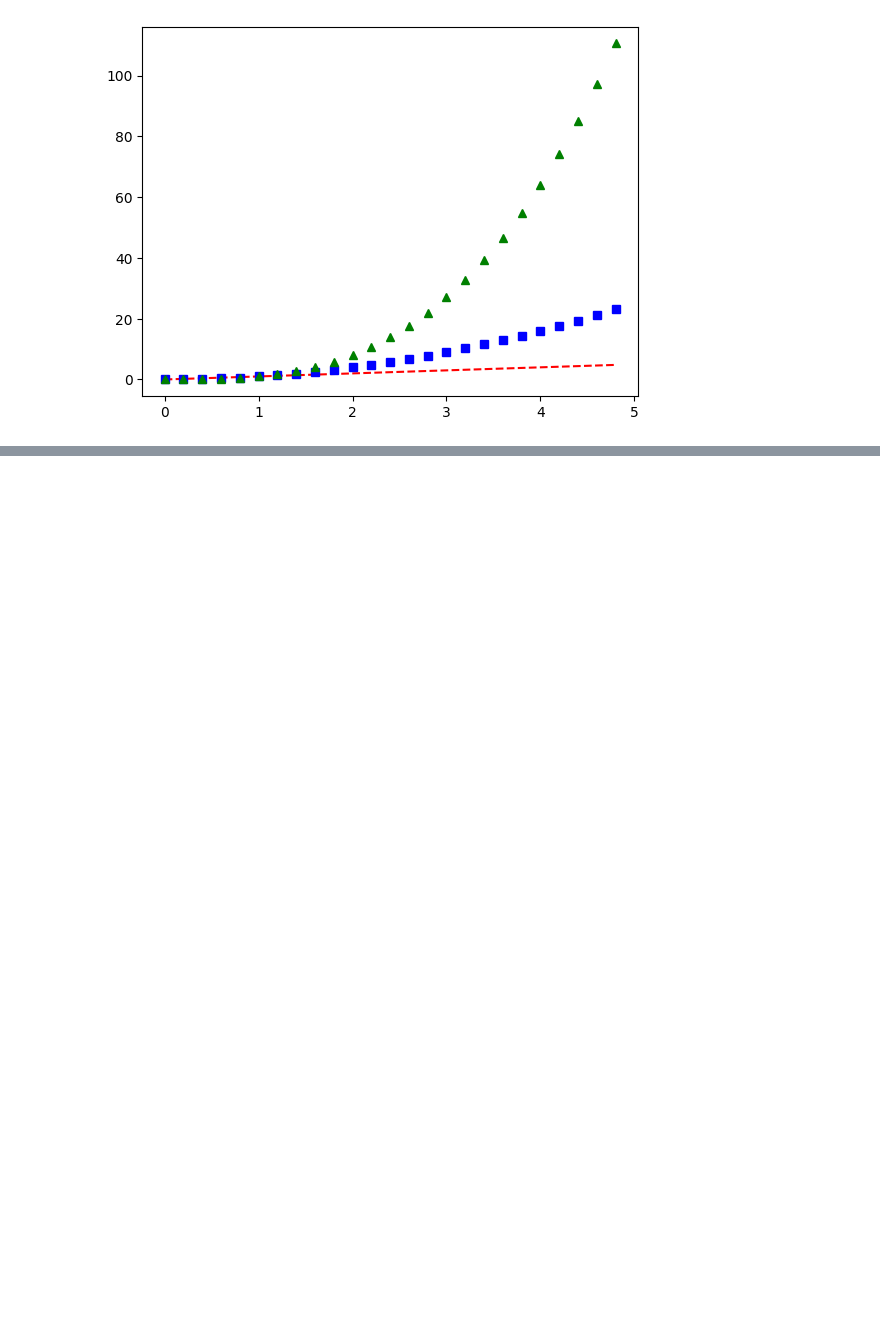
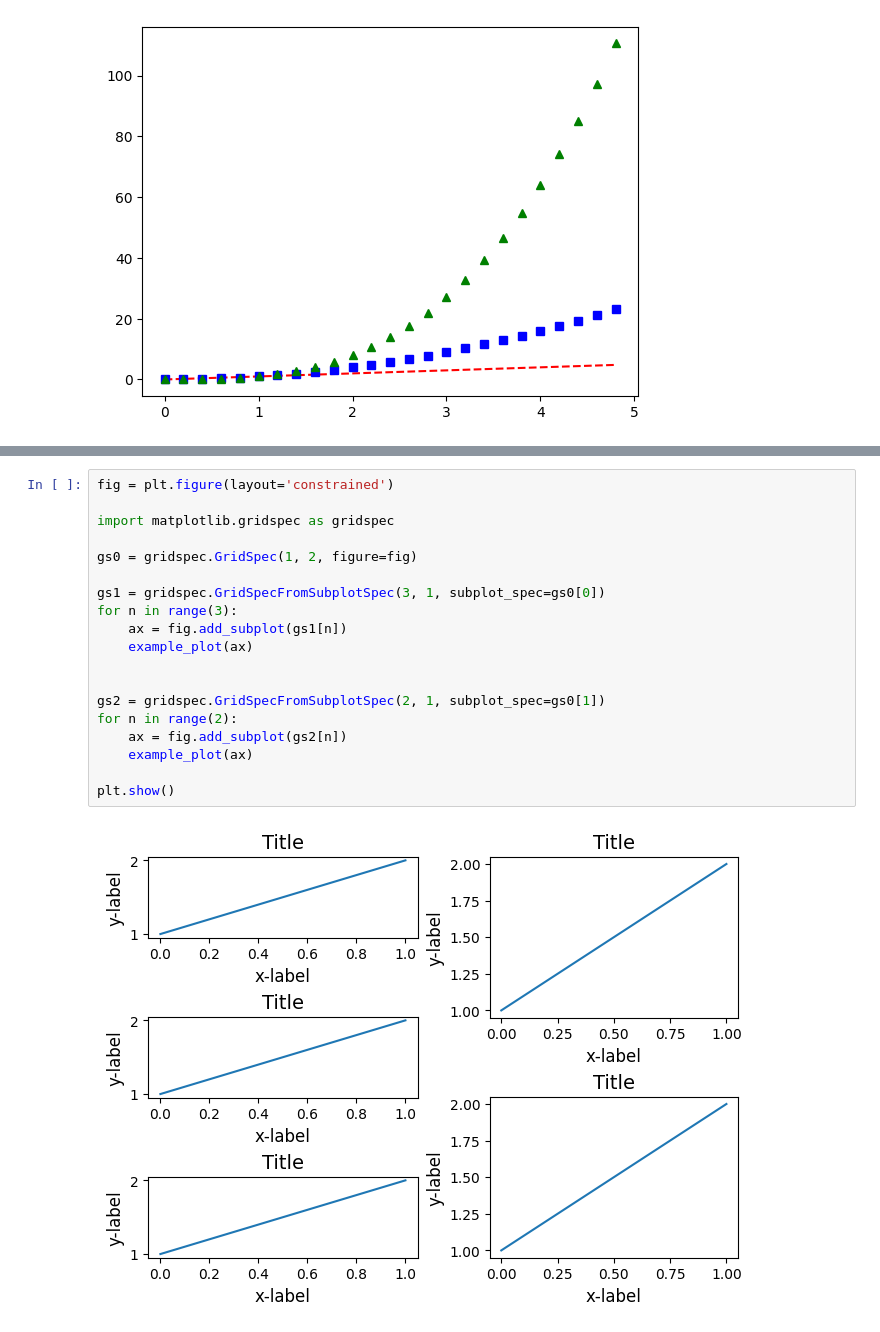
Before and after one commit to msy-bilecik/ist204_2025, a Jupyter notebook: ist204_2025_14h.ipynb, the cells around one changed output, grey strips where cells are left out. Cells and saved outputs as stored; diff of their text form; blank space fills up the shorter version.

```diff
--- a/ist204_2025_14h.ipynb
+++ b/ist204_2025_14h.ipynb
@@ -116,0 +250,21 @@ plt.show()
+# %%
+fig = plt.figure(layout='constrained')
+
+import matplotlib.gridspec as gridspec
+
+gs0 = gridspec.GridSpec(1, 2, figure=fig)
+
+gs1 = gridspec.GridSpecFromSubplotSpec(3, 1, subplot_spec=gs0[0])
+for n in range(3):
+    ax = fig.add_subplot(gs1[n])
+    example_plot(ax)
+
+
+gs2 = gridspec.GridSpecFromSubplotSpec(2, 1, subplot_spec=gs0[1])
+for n in range(2):
+    ax = fig.add_subplot(gs2[n])
+    example_plot(ax)
+
+plt.show()
+# %% [output]
+[figure, added]
```
Also changed, not shown: parts of 5 cells of this notebook.
